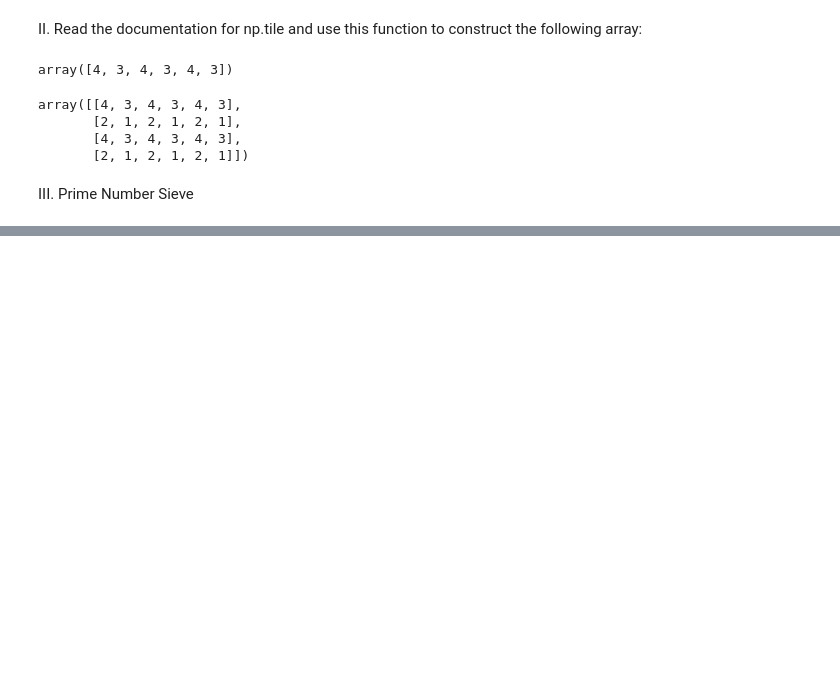
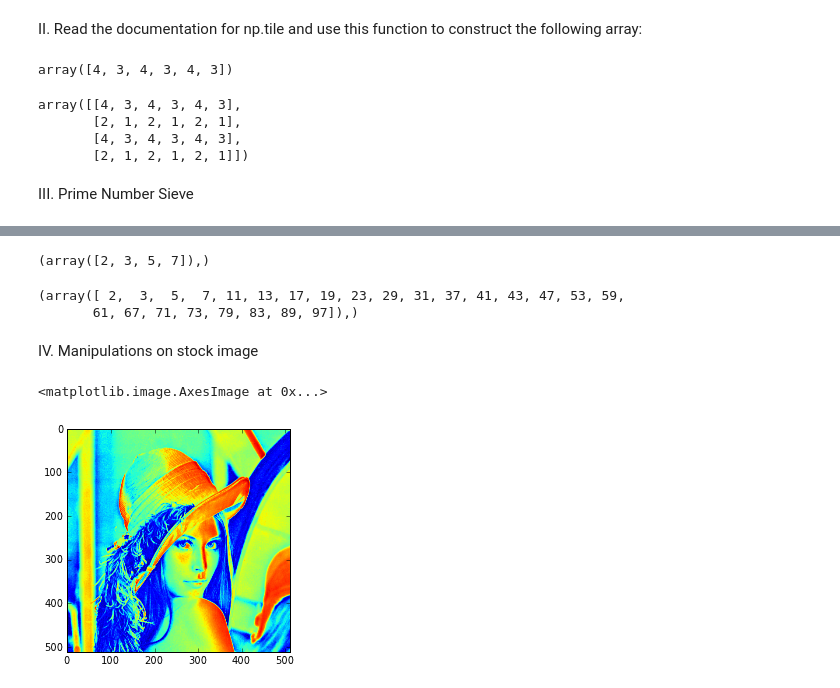
Before and after one commit to dbenton93/PHYS202-S13, a Jupyter notebook: Week2/NumPy Ex.1.ipynb, the cells around one changed output, grey strips where cells are left out. Saved outputs shown, nothing was run; the diff lists cells and outputs as text; code cells hidden in the pictures; blank space fills up the shorter version.

```diff
--- a/Week2/NumPy Ex.1.ipynb
+++ b/Week2/NumPy Ex.1.ipynb
@@ -57,0 +88,19 @@ for j in range(2, N_max):
+# %%
+eratosthenes_sieve(10)
+# %% [output]
+(array([2, 3, 5, 7]),)
+# %%
+eratosthenes_sieve(100)
+# %% [output]
+(array([ 2,  3,  5,  7, 11, 13, 17, 19, 23, 29, 31, 37, 41, 43, 47, 53, 59,
+       61, 67, 71, 73, 79, 83, 89, 97]),)
+# %% [markdown]
+IV. Manipulations on stock image
+# %%
+from scipy import misc
+lena = misc.lena()
+# %%
+imshow(lena)
+# %% [output]
+<matplotlib.image.AxesImage at 0x...>
+[figure, added]
```
Also changed, not shown: parts of 19 cells of this notebook, 1 other file.
